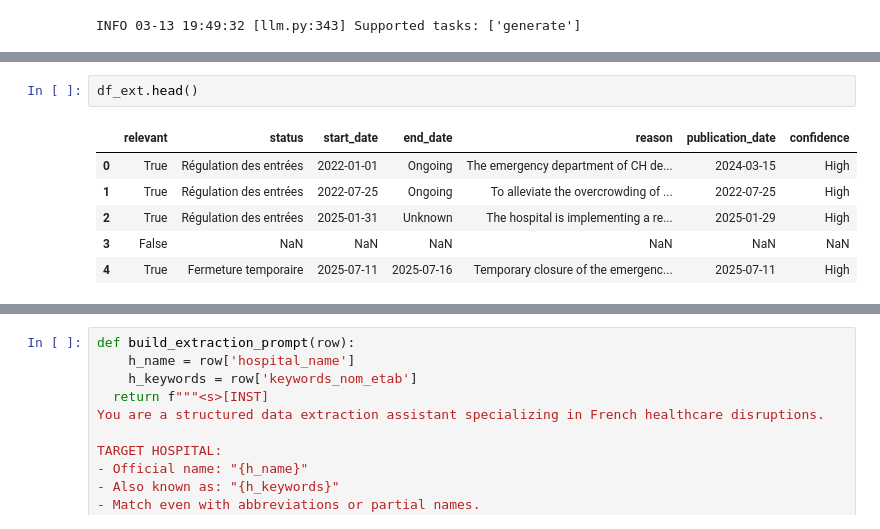
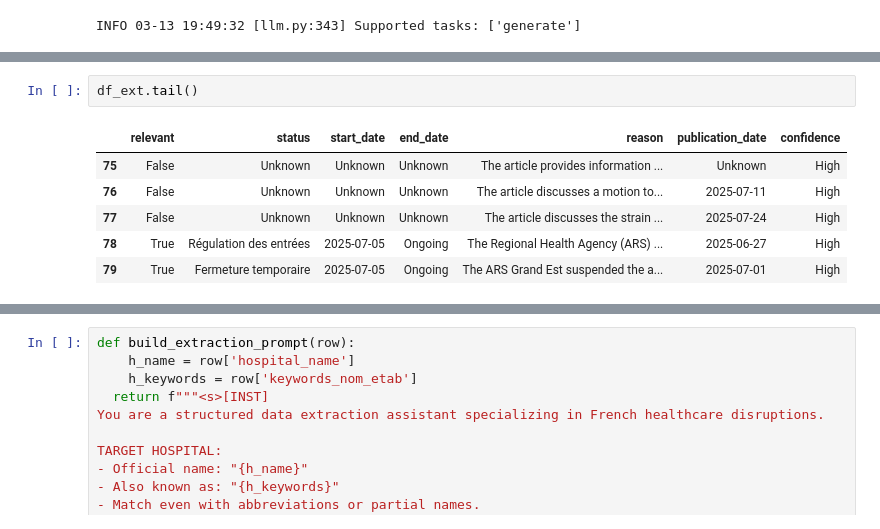
Before and after one commit to AnahiRM/PiA-DREES-2025, a Jupyter notebook: edcd_pipeline/data_collection.ipynb, the cells around one changed output, grey strips where cells are left out. Drawn from its saved outputs; the diff is of its cells as text.

```diff
--- a/edcd_pipeline/data_collection.ipynb
+++ b/edcd_pipeline/data_collection.ipynb
@@ -227,14 +228,14 @@ responses = llm.generate(prompts, sampling_params)
 
 df_ext = pd.DataFrame([robust_json_parse(r.outputs[0].text) for r in responses])
 # %%
-df_ext.head()
+df_ext.tail()
 # %% [output]
 |  | relevant | status | start_date | end_date | reason | publication_date | confidence |
-| 0 | True | Régulation des entrées | 2022-01-01 | Ongoing | The emergency department of CH de... | 2024-03-15 | High |
-| 1 | True | Régulation des entrées | 2022-07-25 | Ongoing | To alleviate the overcrowding of ... | 2022-07-25 | High |
-| 2 | True | Régulation des entrées | 2025-01-31 | Unknown | The hospital is implementing a re... | 2025-01-29 | High |
-| 3 | False | NaN | NaN | NaN | NaN | NaN | NaN |
-| 4 | True | Fermeture temporaire | 2025-07-11 | 2025-07-16 | Temporary closure of the emergenc... | 2025-07-11 | High |
+| 75 | False | Unknown | Unknown | Unknown | The article provides information ... | Unknown | High |
+| 76 | False | Unknown | Unknown | Unknown | The article discusses a motion to... | 2025-07-11 | High |
+| 77 | False | Unknown | Unknown | Unknown | The article discusses the strain ... | 2025-07-24 | High |
+| 78 | True | Régulation des entrées | 2025-07-05 | Ongoing | The Regional Health Agency (ARS) ... | 2025-06-27 | High |
+| 79 | True | Fermeture temporaire | 2025-07-05 | Ongoing | The ARS Grand Est suspended the a... | 2025-07-01 | High |
 # %%
 df_final = pd.concat([df.reset_index(drop=True), df_ext.reset_index(drop=True)], axis=1)
 df_final = pd.concat([df.reset_index(drop=True), df_ext.reset_index(drop=True)], axis=1)
```
Also changed, not shown: parts of 2 cells of this notebook, 1 other file.
